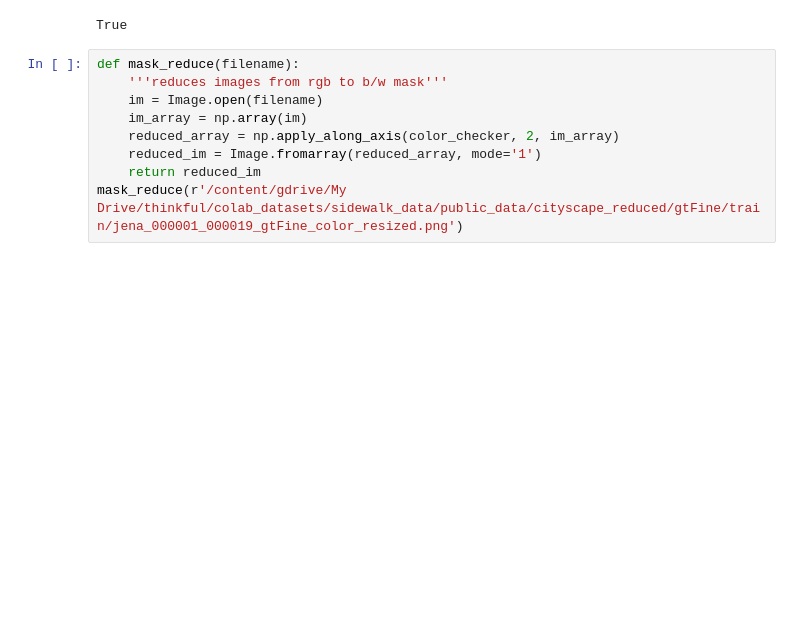
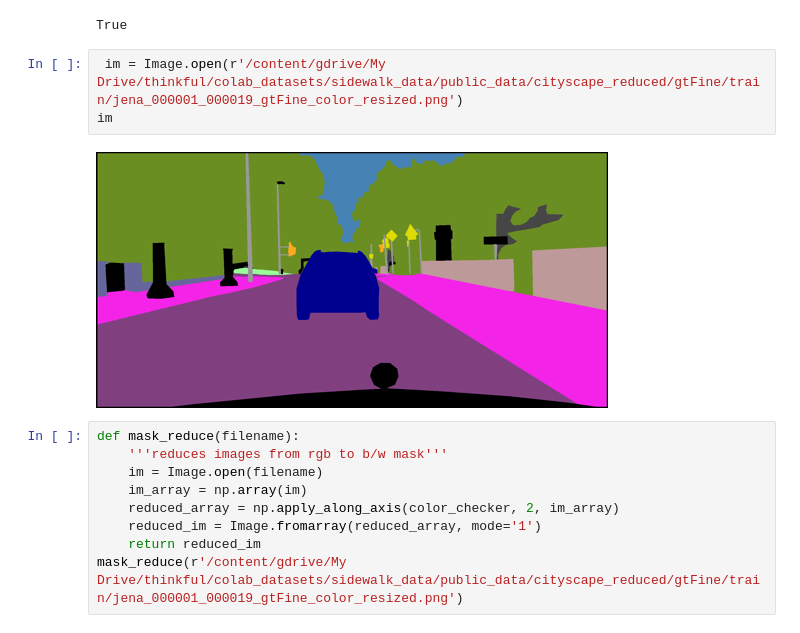
Before and after one commit to chrisoyer/sidewalk_deep-learning, a Jupyter notebook: Unet_Model_for_Semantic_Segmentation.ipynb, the cells around one changed output. Saved outputs shown, nothing was run; the diff lists cells and outputs as text; blank space fills up the shorter version.

Commit message:
includedj original image

```diff
--- a/Unet_Model_for_Semantic_Segmentation.ipynb
+++ b/Unet_Model_for_Semantic_Segmentation.ipynb
@@ -146,6 +146,11 @@ array([0, 0, 0])
 color_checker(np.array([244, 35, 232]))
 # %% [output]
 True
+# %%
+ im = Image.open(r'/content/gdrive/My Drive/thinkful/colab_datasets/sidewalk_data/public_data/cityscape_reduced/gtFine/train/jena_000001_000019_gtFine_color_resized.png')
+im
+# %% [output]
+[figure, added]
 # %%
 def mask_reduce(filename):
     '''reduces images from rgb to b/w mask'''
```
